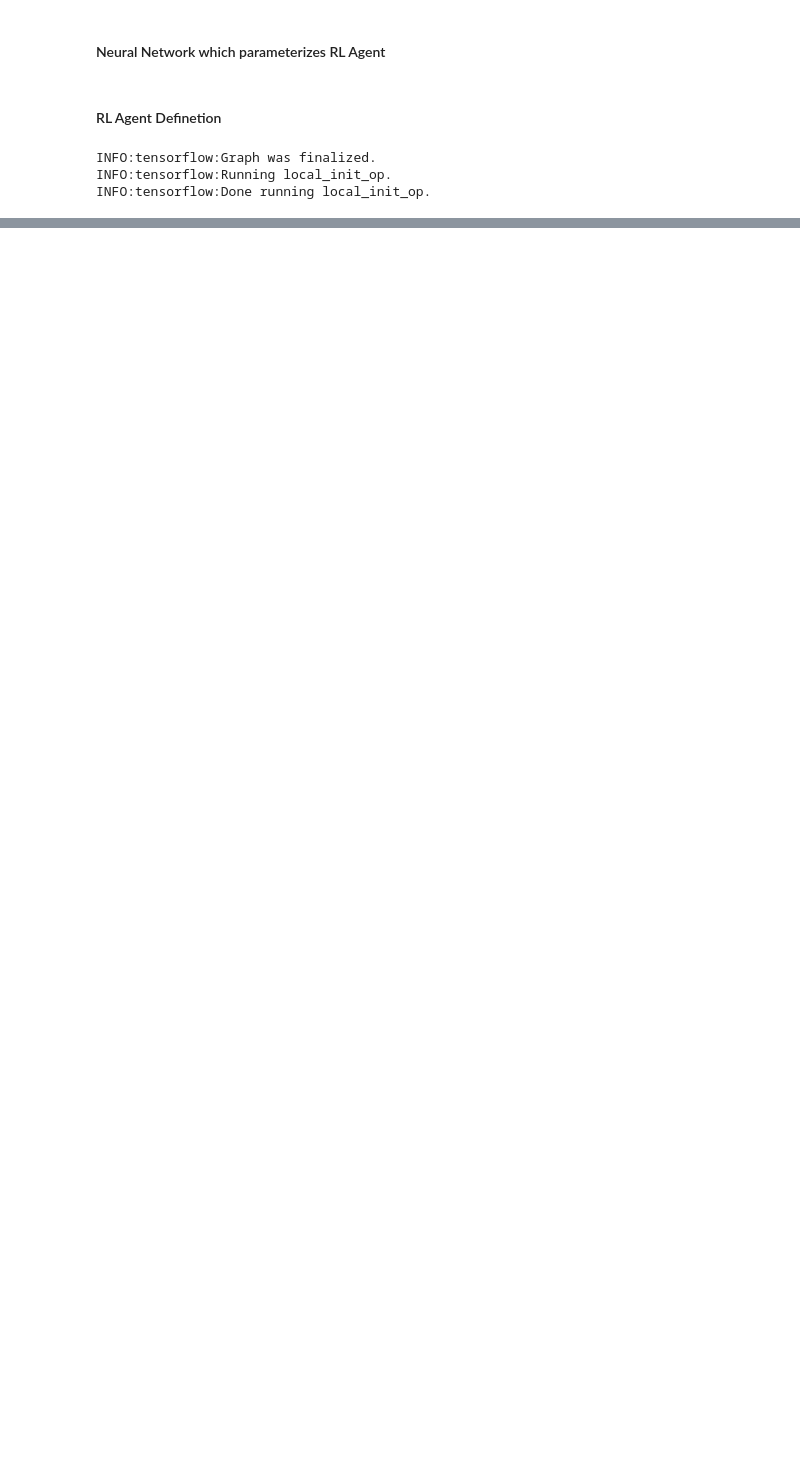
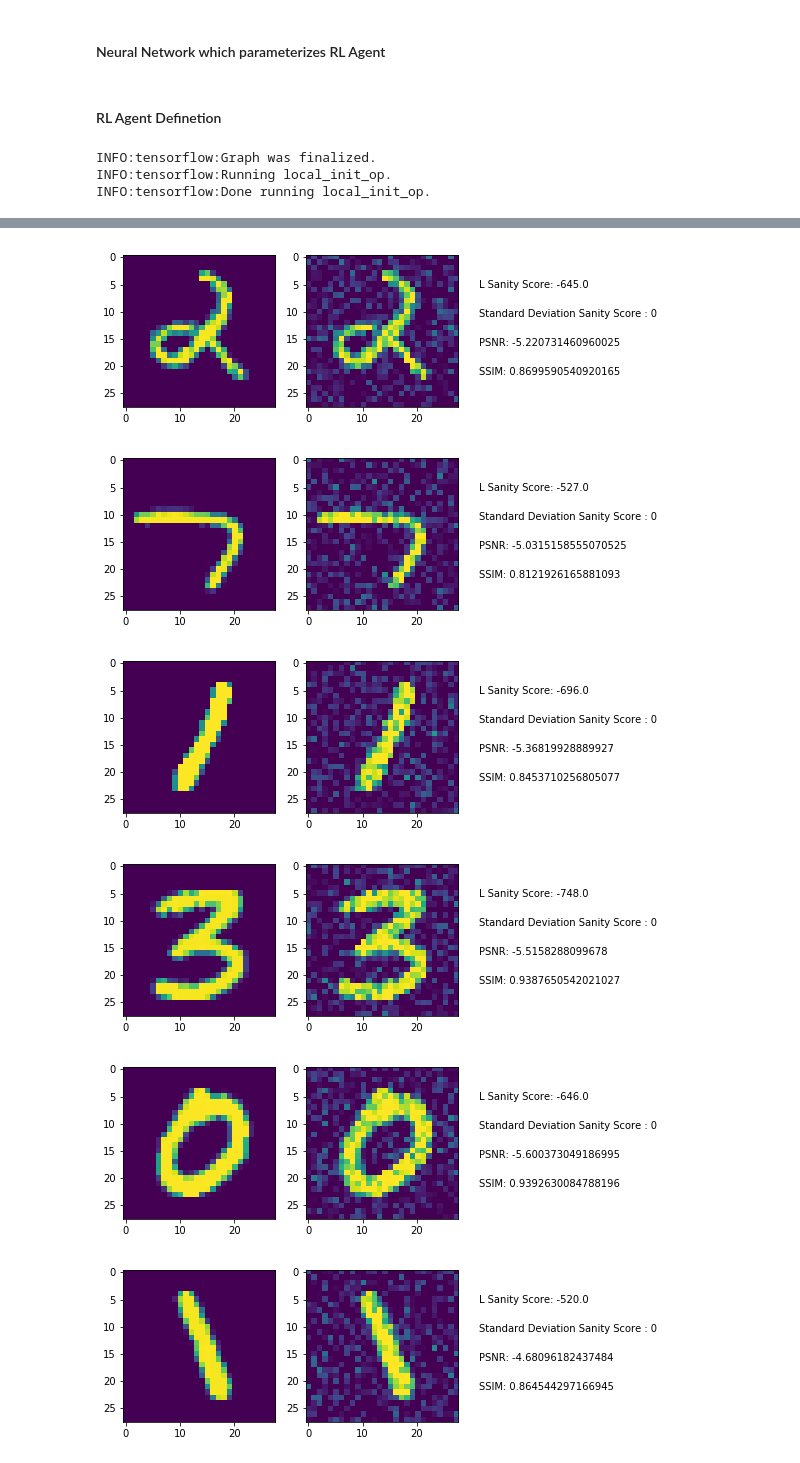
Before and after one commit to hfeniser/DeepSmartFuzzer, a Jupyter notebook: RLforDL.ipynb, the cells around one changed output, grey strips where cells are left out. Saved outputs shown, nothing was run; the diff lists cells and outputs as text; code cells hidden in the pictures; blank space fills up the shorter version.

Commit message:
sanity check inspected, coverage added & mutator hyperparameters updated

```diff
--- a/RLforDL.ipynb
+++ b/RLforDL.ipynb
@@ -156,0 +331,4 @@ INFO:tensorflow:Done running local_init_op.
+# %%
+def calc_sanity_punishment_std(original_input, mutated_input, STD_LIMIT=60):
+    dif = mutated_input - original_input
+    return -max(0, dif.std() - STD_LIMIT)
@@ -156,0 +337,46 @@ INFO:tensorflow:Done running local_init_op.
+# %%
+# https://en.wikipedia.org/wiki/Peak_signal-to-noise_ratio (bigger is better)
+def calc_PSNR(original_input, mutated_input):
+    dif = mutated_input - original_input
+    mse = np.sum(np.square(dif)) / (dif.shape[0] * dif.shape[1])
+    MAX_PIXEL_VALUE = 255
+    psnr = 10*np.log10(MAX_PIXEL_VALUE) - 10*np.log10(mse)
+    return psnr
+# %%
+# https://en.wikipedia.org/wiki/Structural_similarity (bigger is better / max approx 1)
+def calc_SSIM(original_input, mutated_input, k1=0.01, k2=0.03):
+    m_x = original_input.mean()
+    v_x = original_input.var()
+    m_y = mutated_input.mean()
+    v_y = mutated_input.var()
+    c_xy = np.cov(original_input.reshape(-1), mutated_input.reshape(-1))[0,1]
+    L = 255
+    c1 = (k1 * L) ** 2
+    c2 = (k2 * L) ** 2
+    SSIM = (2*m_x*m_y + c1) * (2*c_xy + c2) / ( (m_x**2 + m_y**2 + c1) * (v_x + v_y + c2) )
+    return SSIM
+# %%
+for i in range(25):
+    pyplot.figure(i)
+    original_input = test_images[np.random.choice(test_size)]
+    pyplot.subplot(121)
+    pyplot.imshow(original_input)
+    noise = (40*np.random.randn(*original_input.shape)).astype(int)
+    mutated_input = np.maximum(0, np.minimum(255, original_input + noise))
+    pyplot.subplot(122)
+    pyplot.imshow(mutated_input)
+    sanity_l = calc_sanity_punishment(original_input, mutated_input)
+    pyplot.figtext(0.95, 0.65, "L Sanity Score: " + str(sanity_l))
+    sanity_std = calc_sanity_punishment_std(original_input, mutated_input)
+    pyplot.figtext(0.95, 0.55, "Standard Deviation Sanity Score: " + str(sanity_std))
+    pnsr = calc_PSNR(original_input, mutated_input)
+    pyplot.figtext(0.95, 0.45, "PSNR: " + str(pnsr))
+    ssim = calc_SSIM(original_input, mutated_input)
+    pyplot.figtext(0.95, 0.35, "SSIM: " + str(ssim))
+# %% [output]
+[figure, added]
+[figure, added]
+[figure, added]
+[figure, added]
+[figure, added]
+[figure, added]
```
Also changed, not shown: parts of 27 cells of this notebook, 1 other file.
